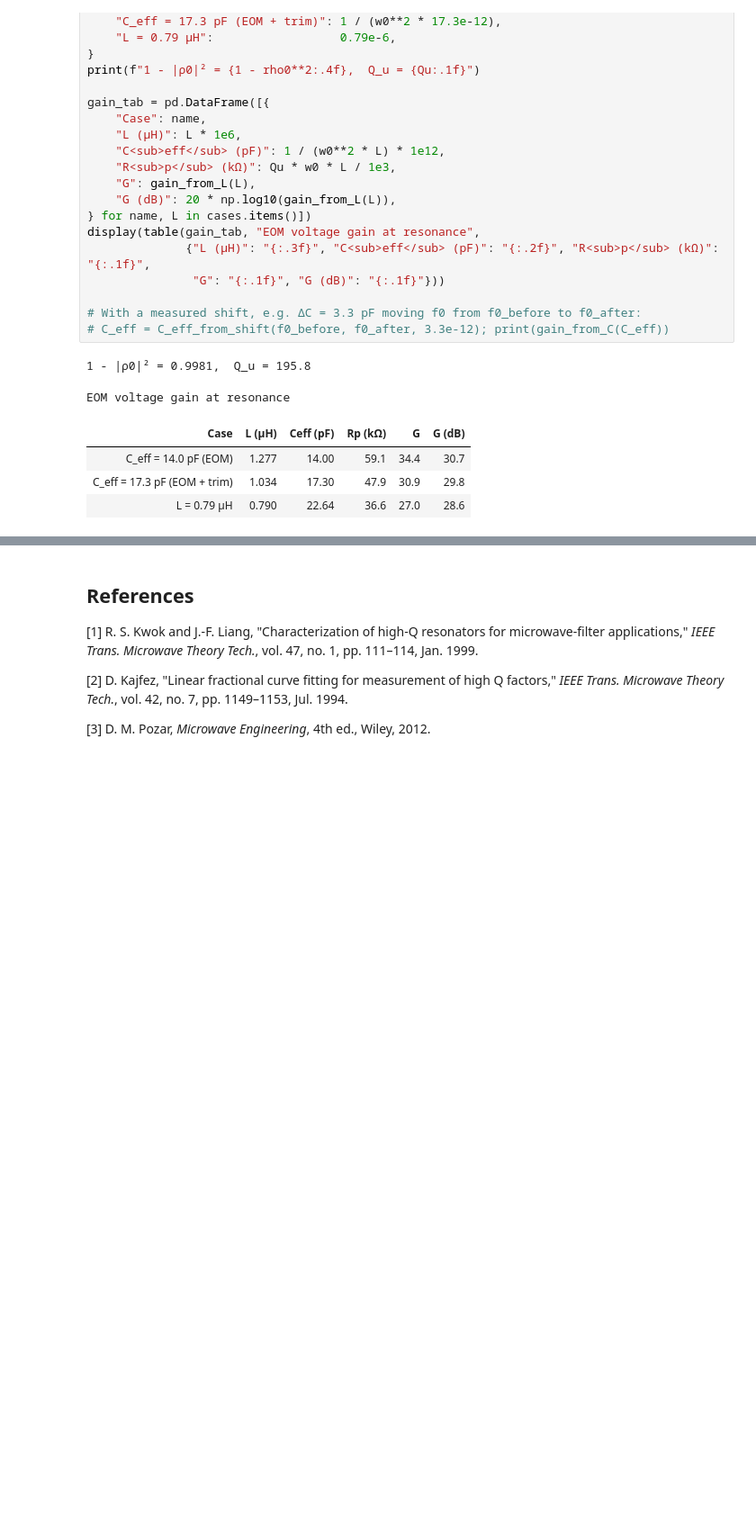
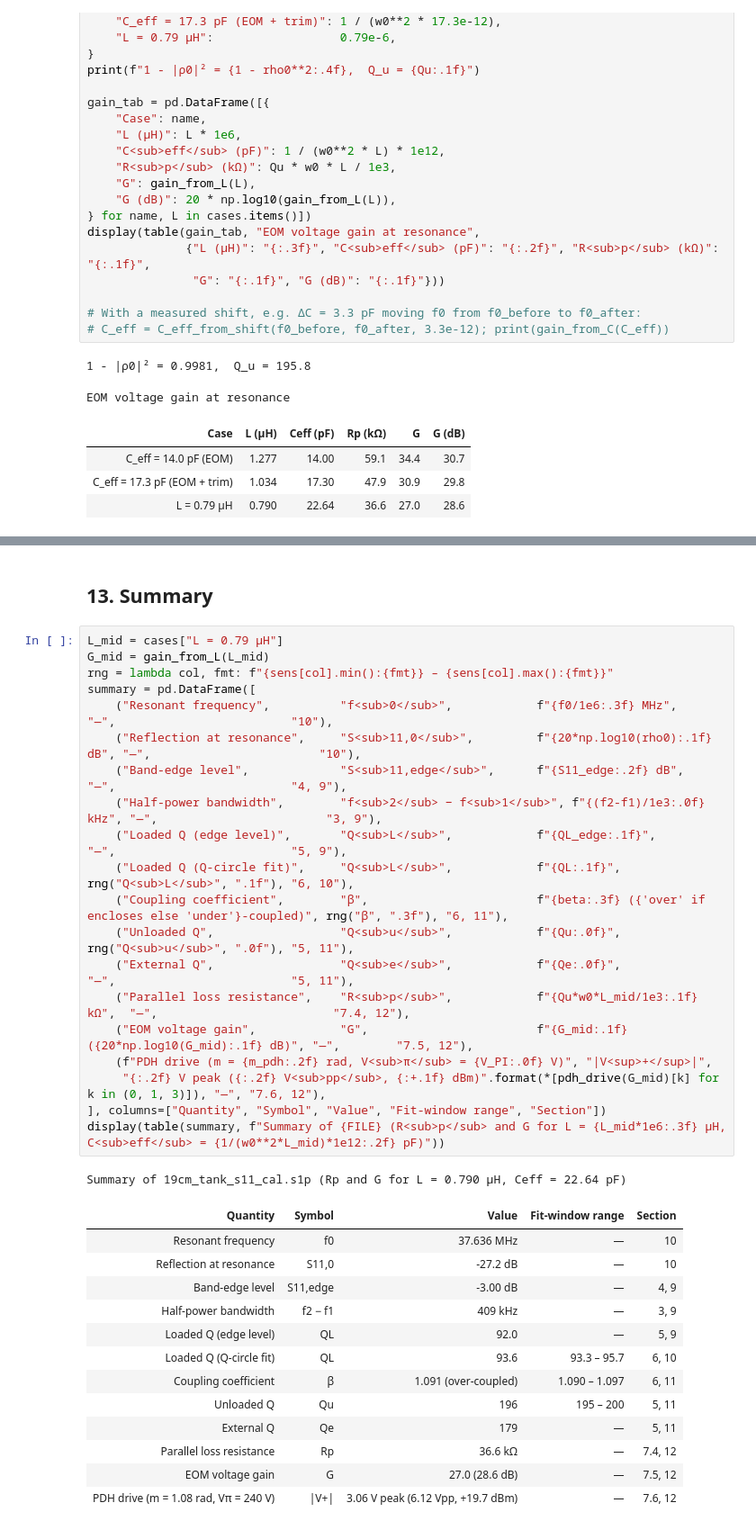
Before and after one commit to q-ifo/VNA-Tank-Circuit-Analysis, a Jupyter notebook: eom_tank_s11_analysis.ipynb, the cells around one changed output, grey strips where cells are left out. Shown at 90% size. Saved outputs shown, nothing was run; the diff lists cells and outputs as text; blank space fills up the shorter version.

```diff
--- a/eom_tank_s11_analysis.ipynb
+++ b/eom_tank_s11_analysis.ipynb
@@ -573,8 +613,37 @@ Summary of 19cm_tank_s11_cal.s1p (Rp and G for L = 0.790 µH, Ceff = 22.64 pF)
 # %% [markdown]
-## References
-
-[1] R. S. Kwok and J.-F. Liang, "Characterization of high-Q resonators for microwave-filter applications," *IEEE Trans. Microwave Theory Tech.*, vol. 47, no. 1, pp. 111–114, Jan. 1999.
-
-[2] D. Kajfez, "Linear fractional curve fitting for measurement of high Q factors," *IEEE Trans. Microwave Theory Tech.*, vol. 42, no. 7, pp. 1149–1153, Jul. 1994.
-
-[3] D. M. Pozar, *Microwave Engineering*, 4th ed., Wiley, 2012.
+## 13. Summary
+# %%
+L_mid = cases["L = 0.79 µH"]
+G_mid = gain_from_L(L_mid)
+rng = lambda col, fmt: f"{sens[col].min():{fmt}} – {sens[col].max():{fmt}}"
+summary = pd.DataFrame([
+    ("Resonant frequency",          "f<sub>0</sub>",            f"{f0/1e6:.3f} MHz",          "—",                         "10"),
+    ("Reflection at resonance",     "S<sub>11,0</sub>",         f"{20*np.log10(rho0):.1f} dB", "—",                        "10"),
+    ("Band-edge level",             "S<sub>11,edge</sub>",      f"{S11_edge:.2f} dB",         "—",                         "4, 9"),
+    ("Half-power bandwidth",        "f<sub>2</sub> − f<sub>1</sub>", f"{(f2-f1)/1e3:.0f} kHz", "—",                        "3, 9"),
+    ("Loaded Q (edge level)",       "Q<sub>L</sub>",            f"{QL_edge:.1f}",             "—",                         "5, 9"),
+    ("Loaded Q (Q-circle fit)",     "Q<sub>L</sub>",            f"{QL:.1f}",                  rng("Q<sub>L</sub>", ".1f"), "6, 10"),
+    ("Coupling coefficient",        "β",                        f"{beta:.3f} ({'over' if encloses else 'under'}-coupled)", rng("β", ".3f"), "6, 11"),
+    ("Unloaded Q",                  "Q<sub>u</sub>",            f"{Qu:.0f}",                  rng("Q<sub>u</sub>", ".0f"), "5, 11"),
+    ("External Q",                  "Q<sub>e</sub>",            f"{Qe:.0f}",                  "—",                         "5, 11"),
+    ("Parallel loss resistance",    "R<sub>p</sub>",            f"{Qu*w0*L_mid/1e3:.1f} kΩ",  "—",                         "7.4, 12"),
+    ("EOM voltage gain",            "G",                        f"{G_mid:.1f} ({20*np.log10(G_mid):.1f} dB)", "—",        "7.5, 12"),
+    (f"PDH drive (m = {m_pdh:.2f} rad, V<sub>π</sub> = {V_PI:.0f} V)", "|V<sup>+</sup>|",
+     "{:.2f} V peak ({:.2f} V<sub>pp</sub>, {:+.1f} dBm)".format(*[pdh_drive(G_mid)[k] for k in (0, 1, 3)]), "—", "7.6, 12"),
+], columns=["Quantity", "Symbol", "Value", "Fit-window range", "Section"])
+display(table(summary, f"Summary of {FILE} (R<sub>p</sub> and G for L = {L_mid*1e6:.3f} µH, C<sub>eff</sub> = {1/(w0**2*L_mid)*1e12:.2f} pF)"))
+# %% [output]
+Summary of 19cm_tank_s11_cal.s1p (Rp and G for L = 0.790 µH, Ceff = 22.64 pF)
+| Quantity | Symbol | Value | Fit-window range | Section |
+| Resonant frequency | f0 | 37.636 MHz | — | 10 |
+| Reflection at resonance | S11,0 | -27.2 dB | — | 10 |
+| Band-edge level | S11,edge | -3.00 dB | — | 4, 9 |
+| Half-power bandwidth | f2 − f1 | 409 kHz | — | 3, 9 |
+| Loaded Q (edge level) | QL | 92.0 | — | 5, 9 |
+| Loaded Q (Q-circle fit) | QL | 93.6 | 93.3 – 95.7 | 6, 10 |
+| Coupling coefficient | β | 1.091 (over-coupled) | 1.090 – 1.097 | 6, 11 |
+| Unloaded Q | Qu | 196 | 195 – 200 | 5, 11 |
+| External Q | Qe | 179 | — | 5, 11 |
+| Parallel loss resistance | Rp | 36.6 kΩ | — | 7.4, 12 |
+| EOM voltage gain | G | 27.0 (28.6 dB) | — | 7.5, 12 |
+| PDH drive (m = 1.08 rad, Vπ = 240 V) | |V+| | 3.06 V peak (6.12 Vpp, +19.7 dBm) | — | 7.6, 12 |
```
Also changed, not shown: parts of 8 cells of this notebook.
